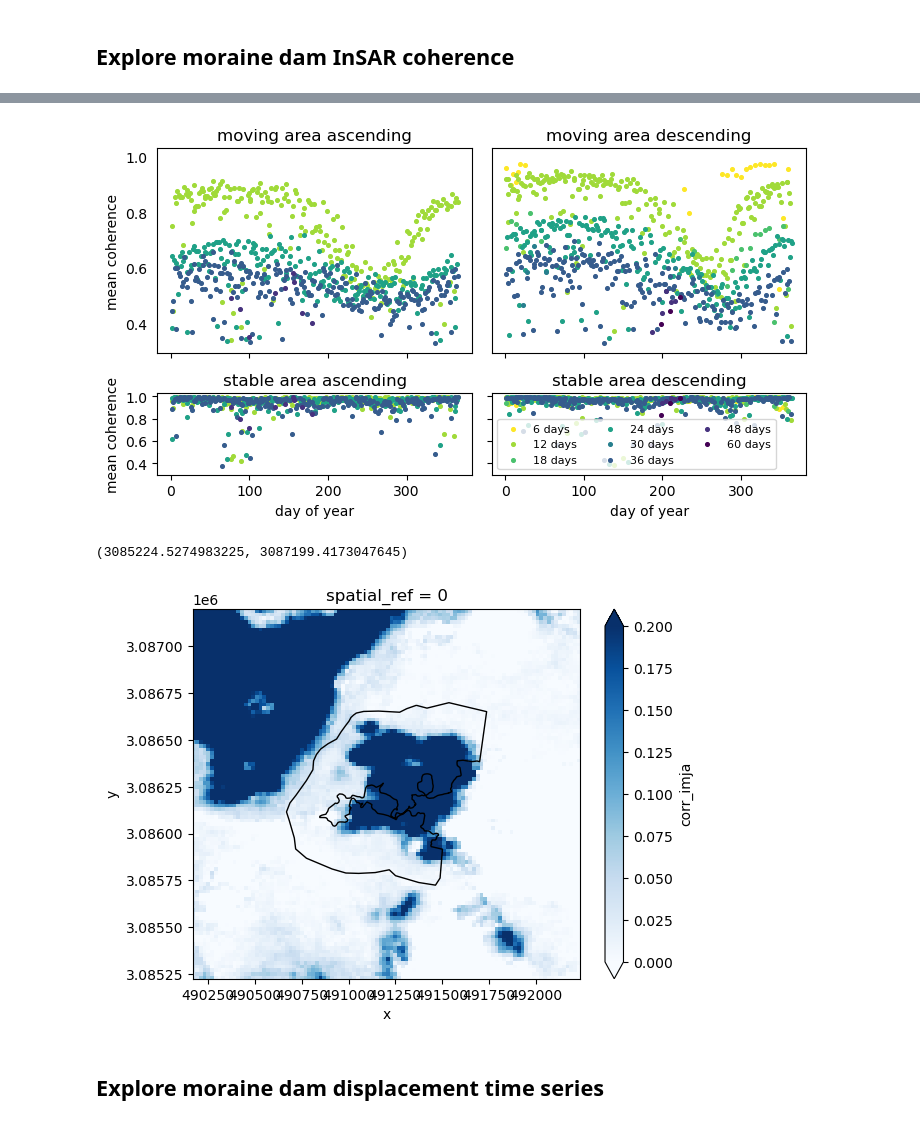
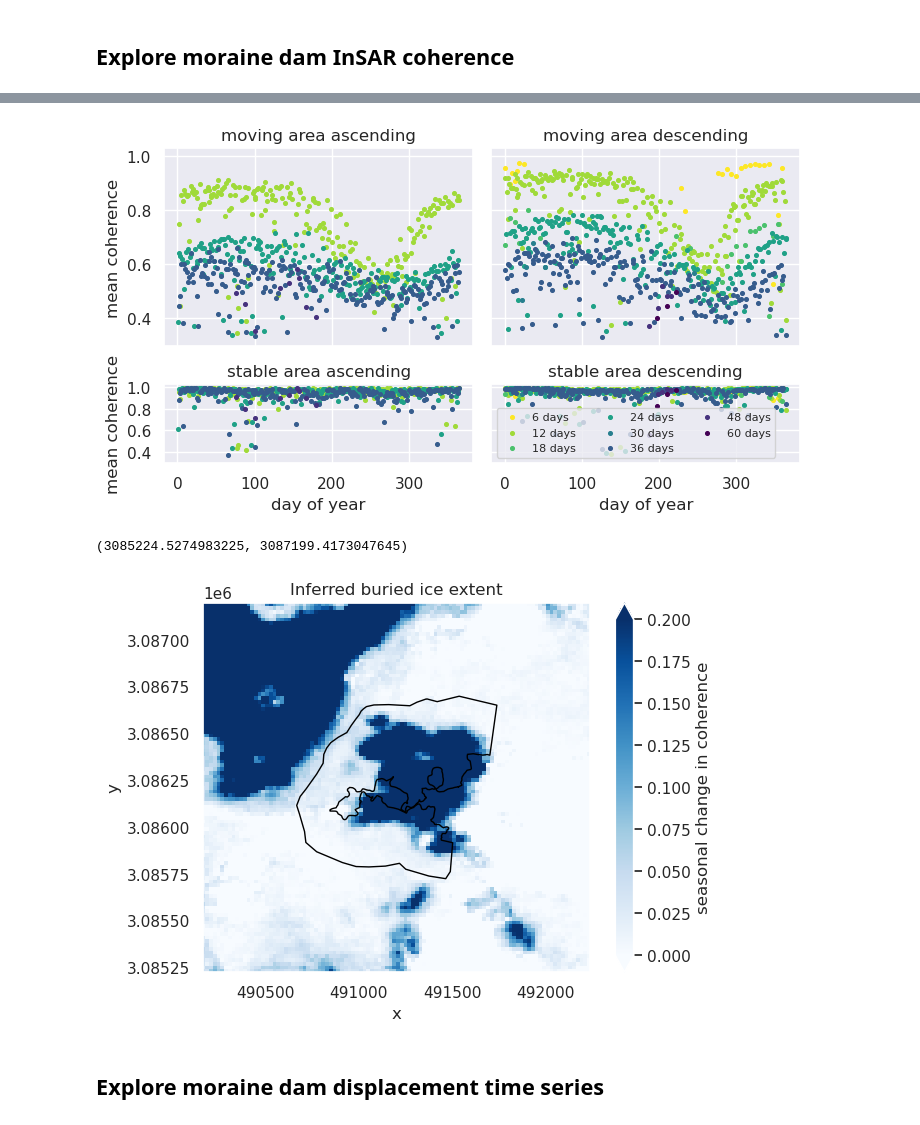
Before and after one commit to gbrencher/fufiters_imja_analysis, a Jupyter notebook: analysis/demo.ipynb, the cells around one changed output, grey strips where cells are left out. Saved outputs shown, nothing was run; the diff lists cells and outputs as text; code cells hidden in the pictures.

```diff
--- a/analysis/demo.ipynb
+++ b/analysis/demo.ipynb
@@ -9,6 +9,7 @@ import matplotlib.pyplot as plt
 import seaborn as sns
 import geopandas as gpd
 import numpy as np
+sns.set_theme()
 # %% [markdown]
 ## Load polygon data
 # %%
@@ -166,36 +168,36 @@ for i, days in enumerate(t_baselines):
 
 f.tight_layout()
 # %% [output]
-[figure, old version]
+[figure, new version]
 # %%
 ## buried ice extent
 
 # low-coherence period
 asc_lowcorr_ds = asc_corr_ds_12day.where((asc_corr_ds_12day.start_date.dt.dayofyear > 220) & (asc_corr_ds_12day.end_date.dt.dayofyear < 280), drop=True)
 des_lowcorr_ds = des_corr_ds_12day.where((des_corr_ds_12day.start_date.dt.dayofyear > 220) & (des_corr_ds_12day.end_date.dt.dayofyear < 280), drop=True)
 
 # high-coherence period
 asc_highcorr_ds = asc_corr_ds_12day.where(asc_corr_ds_12day.start_date.dt.dayofyear < 100, drop=True)
 des_highcorr_ds = des_corr_ds_12day.where(des_corr_ds_12day.start_date.dt.dayofyear < 100, drop=True)
 
 # combined coherence
 asc_lowcorr_da = asc_lowcorr_ds.median(dim='dates').corr_imja
 des_lowcorr_da = des_lowcorr_ds.median(dim='dates').corr_imja
 lowcorr_da = (asc_lowcorr_da + des_lowcorr_da)/2
 
 asc_highcorr_da = asc_highcorr_ds.median(dim='dates').corr_imja
 des_highcorr_da = des_highcorr_ds.median(dim='dates').corr_imja
 highcorr_da = (asc_highcorr_da + des_highcorr_da)/2
 
 f, ax = plt.subplots()
-(highcorr_da - lowcorr_da).plot(ax=ax, vmin=0, vmax=0.2, cmap='Blues')
+(highcorr_da - lowcorr_da).plot(ax=ax, vmin=0, vmax=0.2, cmap='Blues', cbar_kwargs={'label': 'seasonal change in coherence'})
 dam_gdf.plot(ax=ax, edgecolor='black', facecolor='none')
+ax.set_title('Inferred buried ice extent')
 padding=4500
 ax.set_xlim(aoi_extent[0]+padding, aoi_extent[2]-padding)
 ax.set_ylim(aoi_extent[3]+padding, aoi_extent[1]-padding)
-ax.set_title('buried ice extent')
 # %% [output]
 (3085224.5274983225, 3087199.4173047645)
-[figure, old version]
+[figure, new version]
 # %% [markdown]
 ## Explore moraine dam displacement time series
```
Also changed, not shown: parts of 15 cells of this notebook.
